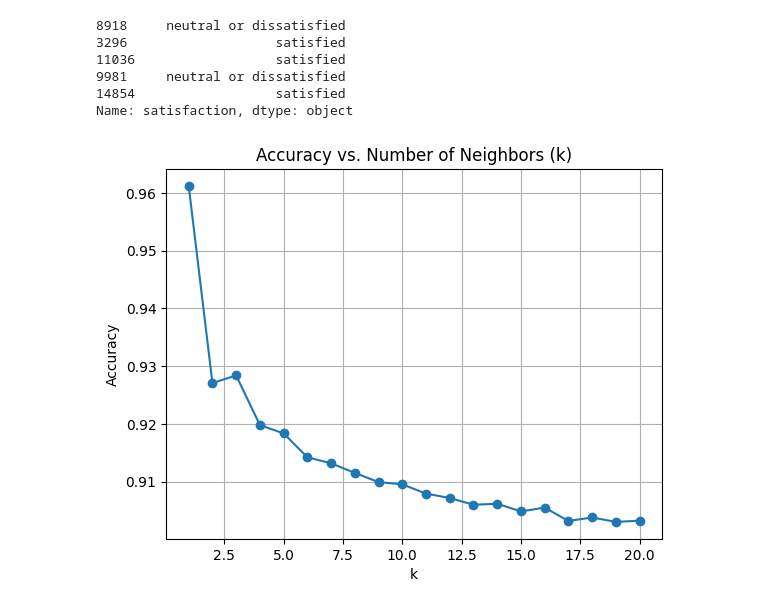
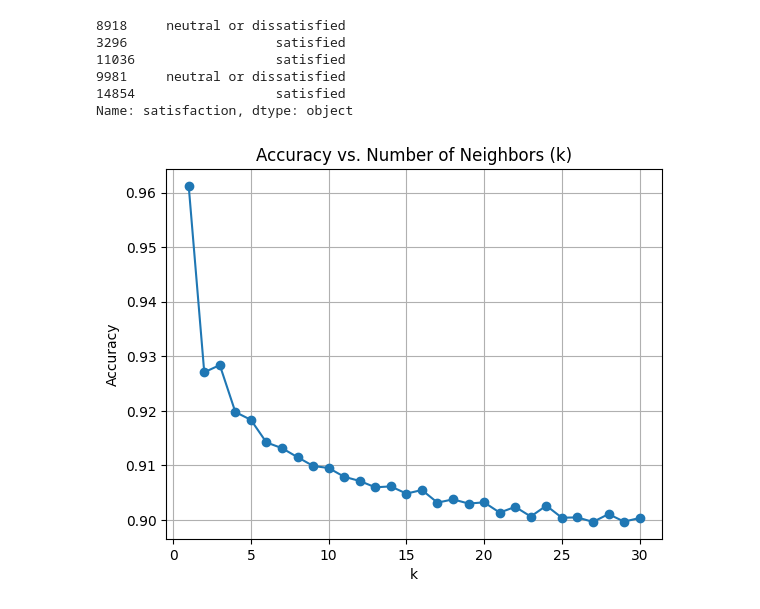
Before and after one commit to Afernan413/CS513_Project, a Jupyter notebook: KNN.ipynb, the cells around one changed output. Cells and saved outputs as stored; diff of their text form; code cells hidden in the pictures.

Commit message:
updated some visuals

```diff
--- a/KNN.ipynb
+++ b/KNN.ipynb
@@ -118,20 +119,23 @@ Name: satisfaction, dtype: object
 # %%
 from sklearn.neighbors import KNeighborsClassifier
 from sklearn.metrics import accuracy_score
-k_values = list(range(1, 21))
+from sklearn.metrics import classification_report, confusion_matrix
+from sklearn.inspection import DecisionBoundaryDisplay
+
+k_values = list(range(1, 31))
 accuracies = []
 for k in k_values:
     knn = KNeighborsClassifier(n_neighbors = k)
     model = Pipeline(steps=[('preprocessor', preprocessor),
                         ('classifier', knn)])
     model.fit(attr_train, target_train)
     target_pred = model.predict(attr_test)
     accuracies.append(model.score(attr_train, target_train))
 plt.plot(k_values, accuracies, marker='o')
 plt.title('Accuracy vs. Number of Neighbors (k)')
 plt.xlabel('k')
 plt.ylabel('Accuracy')
 plt.grid(True)
 plt.show()
 # %% [output]
-[figure, old version]
+[figure, new version]
```
Also changed, not shown: parts of 3 cells of this notebook.
